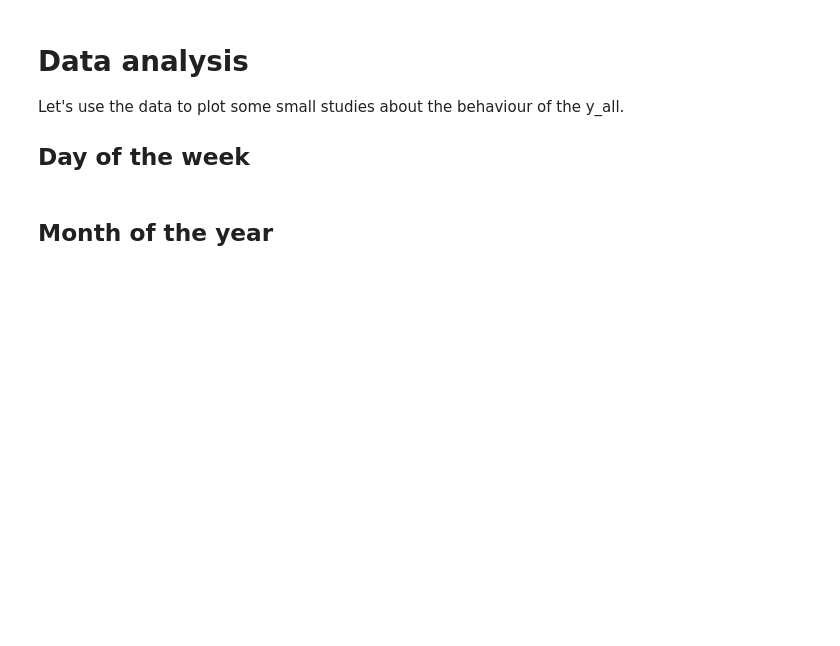
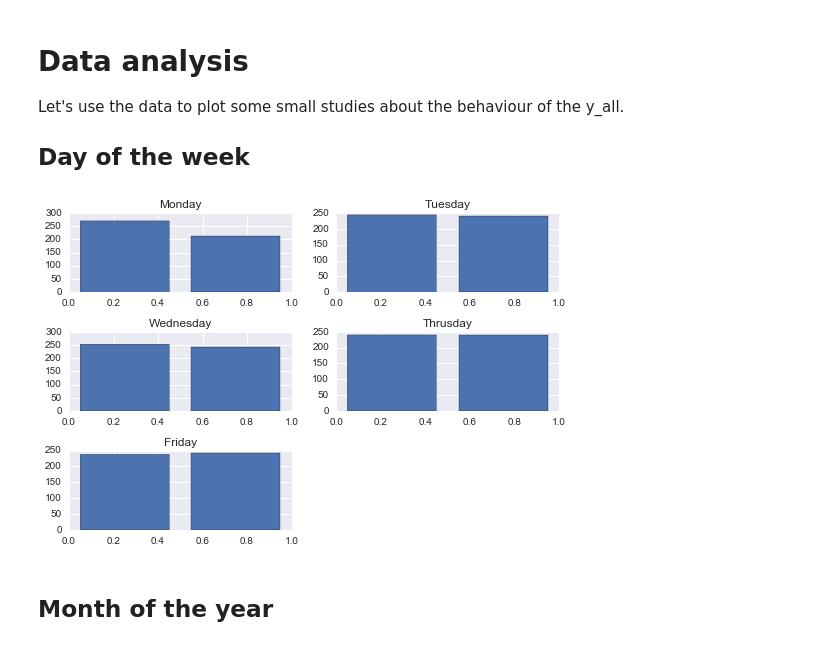
Before and after one commit to ivanlflj/capstone, a Jupyter notebook: stock_analysis_code.ipynb, the cells around one changed output. Cells and saved outputs as stored; diff of their text form; code cells hidden in the pictures; blank space fills up the shorter version.

```diff
--- a/stock_analysis_code.ipynb
+++ b/stock_analysis_code.ipynb
@@ -284,20 +317,23 @@ Let's use the data to plot some small studies about the behaviour of the y_all.
 # %%
 plt.subplot(321)
 plt.hist(df[df['week_day']==0]['up'],bins=2,rwidth=0.8)
 plt.title('Monday')
 plt.subplot(322)
 plt.hist(df[df['week_day']==1]['up'],bins=2,rwidth=0.8)
 plt.title('Tuesday')
 plt.subplot(323)
 plt.hist(df[df['week_day']==2]['up'],bins=2,rwidth=0.8)
 plt.title('Wednesday')
 plt.subplot(324)
 plt.hist(df[df['week_day']==3]['up'],bins=2,rwidth=0.8)
 plt.title('Thrusday')
 plt.subplot(325)
 plt.hist(df[df['week_day']==4]['up'],bins=2,rwidth=0.8)
 plt.title('Friday')
+plt.subplots_adjust(left=0.09, bottom=0.10, right=0.94, top=0.90, wspace=0.2, hspace=0.5)
 plt.show()
+# %% [output]
+[figure, added]
 # %% [markdown]
 ## Month of the year
 # %%
```
Also changed, not shown: parts of 19 cells of this notebook, 17 other files.
